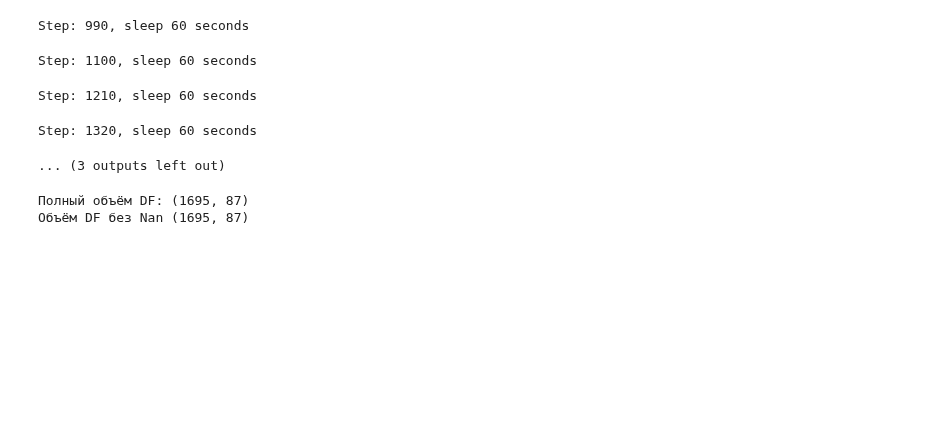
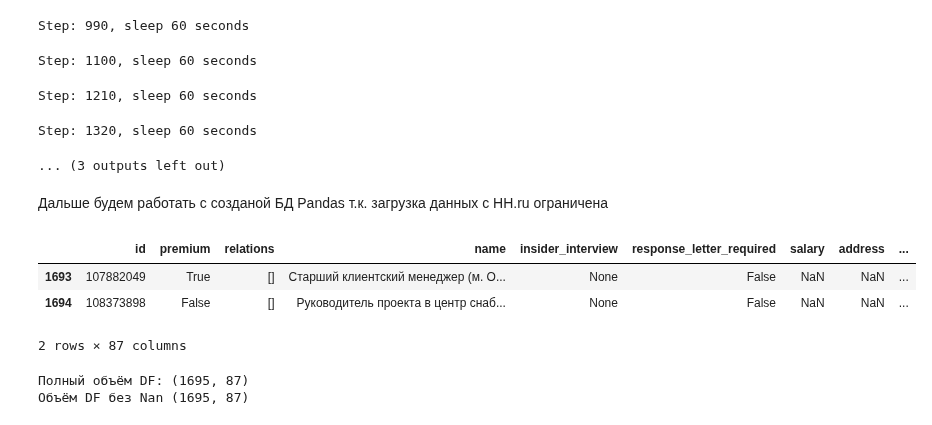
Before and after one commit to Vladislav-7-AV/teach-scool-ds, a Jupyter notebook: Diploma_work/Diploma_work.ipynb, the cells around one changed output. Drawn from its saved outputs; the diff is of its cells as text; code cells hidden in the pictures; blank space fills up the shorter version.

```diff
--- a/Diploma_work/Diploma_work.ipynb
+++ b/Diploma_work/Diploma_work.ipynb
@@ -159 +159,3 @@ df = pd.json_normalize(full_vacancies)
 df.to_pickle('Sber_vacancies_for_HH.pkl')
+# %% [markdown]
+Дальше будем работать с созданой БД Pandas т.к. загрузка данных с HH.ru ограничена
@@ -160,2 +165,7 @@ df.to_pickle('Sber_vacancies_for_HH.pkl')
 # %%
-df.tail(20)
+df.tail(2)
+# %% [output]
+|  | id | premium | relations | name | insider_interview | response_letter_required | salary | address | ... |
+| 1693 | 107882049 | True | [] | Старший клиентский менеджер (м. О... | None | False | NaN | NaN | ... |
+| 1694 | 108373898 | False | [] | Руководитель проекта в центр снаб... | None | False | NaN | NaN | ... |
+2 rows × 87 columns
```
Also changed, not shown: parts of 4 cells of this notebook.
